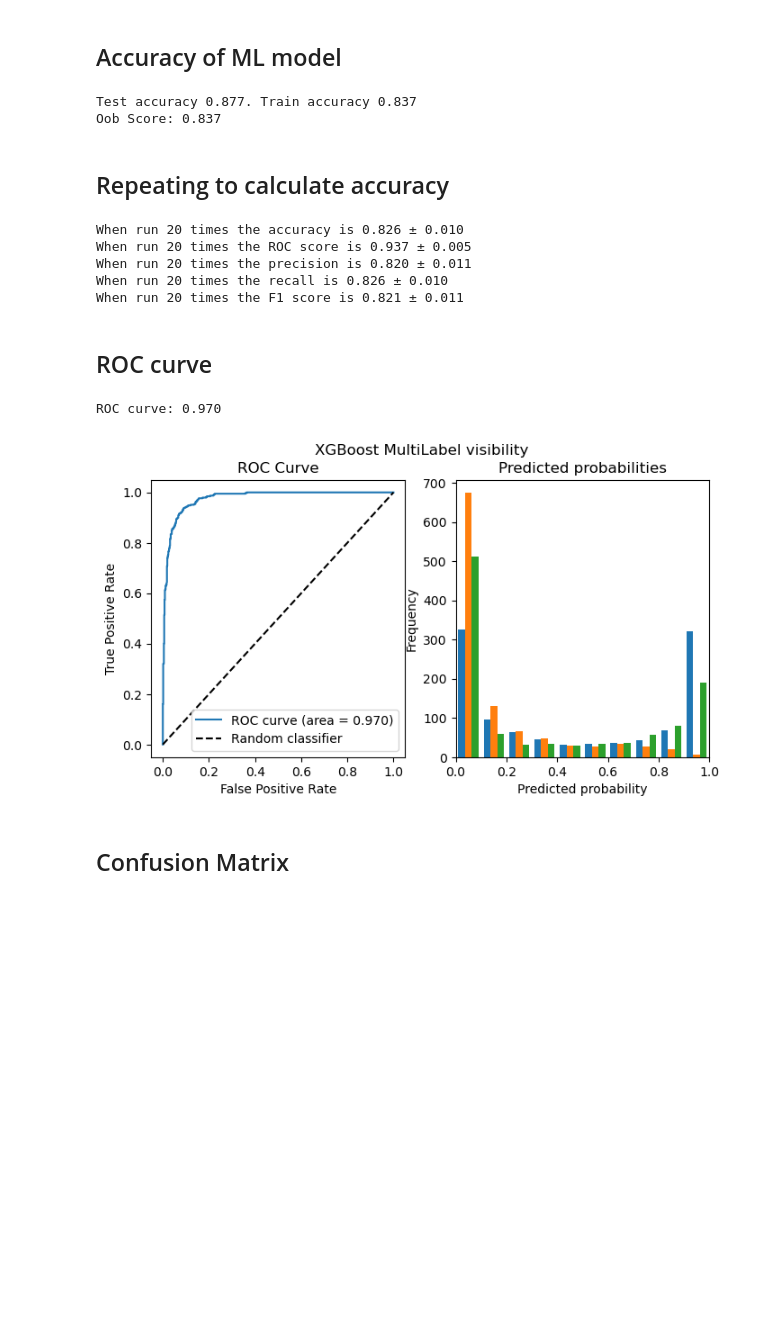
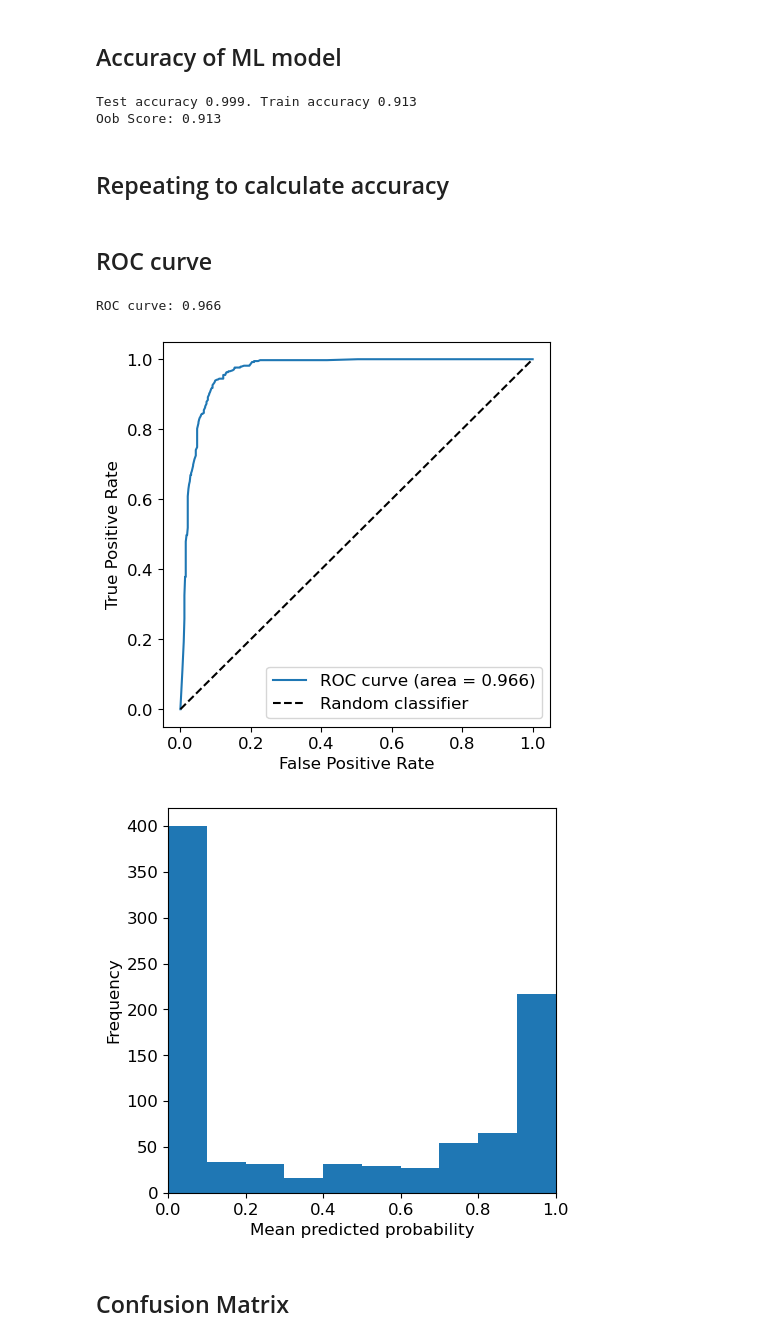
Before and after one commit to EmmaAlexander/mphys-moon, a Jupyter notebook: Code/moon_visibility_ML.ipynb, the cells around one changed output. Saved outputs shown, nothing was run; the diff lists cells and outputs as text; code cells hidden in the pictures; blank space fills up the shorter version.

Commit message:
Minor plot display updates

```diff
--- a/Code/moon_visibility_ML.ipynb
+++ b/Code/moon_visibility_ML.ipynb
@@ -52,17 +52,16 @@ class outputs(Enum):
 # %%
 CLOUDCUT = False # Only use clear data points
 GRID_SEARCH = False # gridsearch for best hyperparameters
-REPEAT_ACCURACY = True #Run 20 times and calculate average accuracy
+REPEAT_ACCURACY = False #Run 20 times and calculate average accuracy
 USE_GPU = False #Use a GPU if available
-SHAP_ANALYSIS = False #Run shap analysis of data
+SHAP_ANALYSIS = True #Run shap analysis of data
 PREDICT_VISIBILITY = False #Predict visibility based on file with generated parameters
 COMPARE_METHODS = False #Calculate accuracy for all available methods
 WEATHER_DATA = False
 DATA_FILE = '../Data/moon_sighting_data.csv' #File containing data
 
-
-METHOD = methods.XGBoost #Select ML model to use
-OUTPUT = outputs.MultiOutput #Select output - binary eye visibility, seen/aid/not seen, or specific methods
+METHOD = methods.RandomForest #Select ML model to use
+OUTPUT = outputs.Binary #Select output - binary eye visibility, seen/aid/not seen, or specific methods
 
 #Drop index, dependent parameters (q value etc) and visibility scale. q' value is excluded automatically
 #VARS_TO_DROP = ["Index","q","W","Source","Date"]
@@ -99,7 +98,7 @@ def set_params():
             params = params = {'max_depth': 12, 'n_estimators': 150}
     else:
         params = {}
-    #params = {}
+    params = {}
     return params
 # %% [markdown]
 ## Reading in data
@@ -316,8 +305,8 @@ if OUTPUT == outputs.MultiOutput:
     print("Accuracy on testing dataset (easiest method only):", accuracy_score(get_easiest_method_names(y_test), get_easiest_method_names(y_predtest)))
 print(f'Oob Score: {model.score(x_test, y_test):.3f}')
 # %% [output]
-Test accuracy 0.877. Train accuracy 0.837
-Oob Score: 0.837
+Test accuracy 0.999. Train accuracy 0.913
+Oob Score: 0.913
 # %% [markdown]
 ## Repeating to calculate accuracy
 # %%
@@ -390,12 +379,6 @@ if REPEAT_ACCURACY:
     print(f"When run 20 times the precision is {metrics[4]:.3f} ± {metrics[5]:.3f}")
     print(f"When run 20 times the recall is {metrics[6]:.3f} ± {metrics[7]:.3f}")
     print(f"When run 20 times the F1 score is {metrics[8]:.3f} ± {metrics[9]:.3f}")
-# %% [output]
-When run 20 times the accuracy is 0.826 ± 0.010
-When run 20 times the ROC score is 0.937 ± 0.005
-When run 20 times the precision is 0.820 ± 0.011
-When run 20 times the recall is 0.826 ± 0.010
-When run 20 times the F1 score is 0.821 ± 0.011
 # %% [markdown]
 ## ROC curve
 # %%
@@ -414,39 +397,44 @@ if METHOD != methods.SupportVector:
         roc_auc = roc_auc_score(y_test, y_pred_prob)
         print(f"ROC curve: {roc_auc:.3f}")
 # %% [output]
-ROC curve: 0.970
+ROC curve: 0.966
 # %%
 if OUTPUT != outputs.MultiOutput and METHOD != methods.SupportVector:
     # Compute the false positive rate (FPR)
     # and true positive rate (TPR) for different classification thresholds
     if OUTPUT == outputs.MultiLabel:
         pos = 2
         fpr, tpr, thresholds = roc_curve(y_test, y_pred_prob[:,2], pos_label=pos)
     else:
         if METHOD == methods.XGBoost:
             pos = 1
         fpr, tpr, thresholds = roc_curve(y_test, y_pred_prob, pos_label=pos)
-    fig = plt.figure(figsize=(8,4))
-    ax1 = fig.add_subplot(1,2,1)
+    fig = plt.figure(figsize=(5,5))
+    ax1 = fig.add_subplot(111)
     # Plot the ROC curve
     ax1.plot(fpr, tpr, label='ROC curve (area = %0.3f)' % roc_auc)
     # roc curve for tpr = fpr
     ax1.plot([0, 1], [0, 1], 'k--', label='Random classifier')
-    ax1.set_xlabel('False Positive Rate')
-    ax1.set_ylabel('True Positive Rate')
-    ax1.set_title(f'ROC Curve')
-    ax1.legend(loc="lower right")
+    ax1.set_xlabel('False Positive Rate',fontsize=12)
+    ax1.set_ylabel('True Positive Rate',fontsize=12)
+    ax1.tick_params(axis='both', which='major', labelsize=12)
+    #ax1.set_title(f'ROC Curve')
+    ax1.legend(loc="lower right",fontsize=12)
+    plt.show()
 
-    ax2 = fig.add_subplot(1,2,2)
+    fig = plt.figure(figsize=(5,5))
+    ax2 = fig.add_subplot(111)
     ax2.hist(y_pred_prob, bins=10)
     ax2.set_xlim(0, 1)
-    ax2.set_title(f'Predicted probabilities')
-    ax2.set_xlabel('Predicted probability')
-    ax2.set_ylabel('Frequency')
-    fig.suptitle(TITLE)
+    #ax2.set_title(f'Predicted probabilities')
+    ax2.set_xlabel('Mean predicted probability',fontsize=12)
+    ax2.set_ylabel('Frequency',fontsize=12)
+    ax2.tick_params(axis='both', which='major', labelsize=12)
+    #fig.suptitle(TITLE)
     plt.show()
 # %% [output]
-[figure, old version]
+[figure, new version]
+[figure, added]
 # %% [markdown]
 ## Confusion Matrix
 # %%
```
Also changed, not shown: parts of 9 cells of this notebook, 7 other files.
